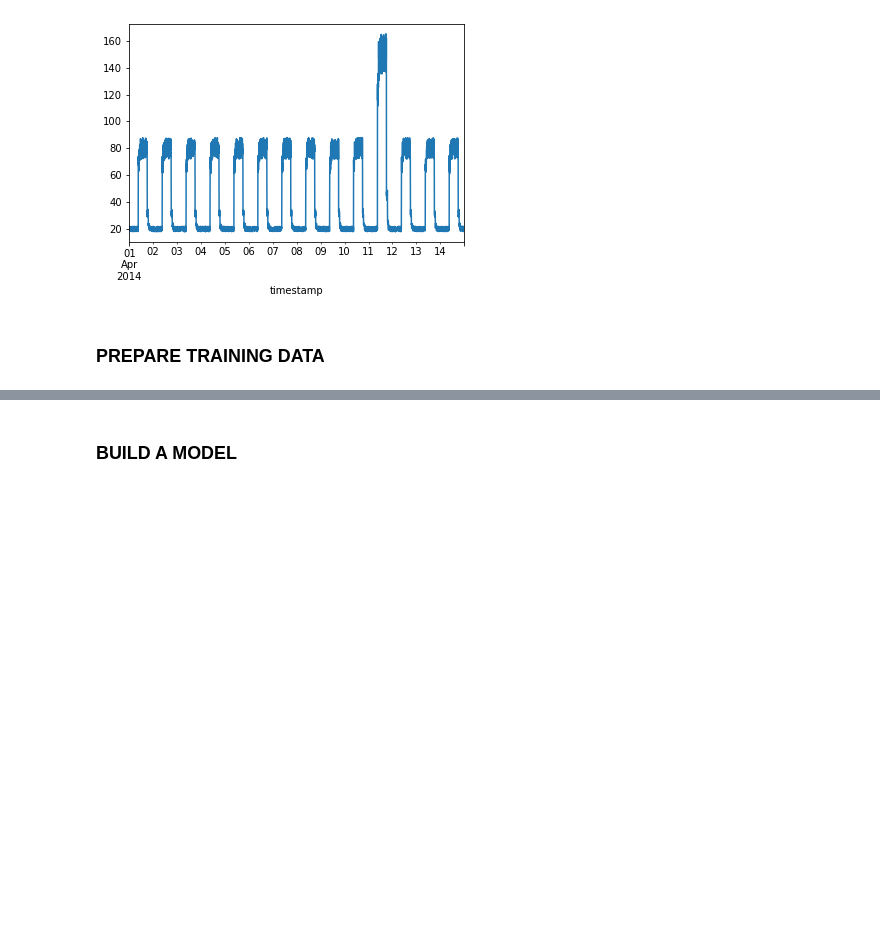
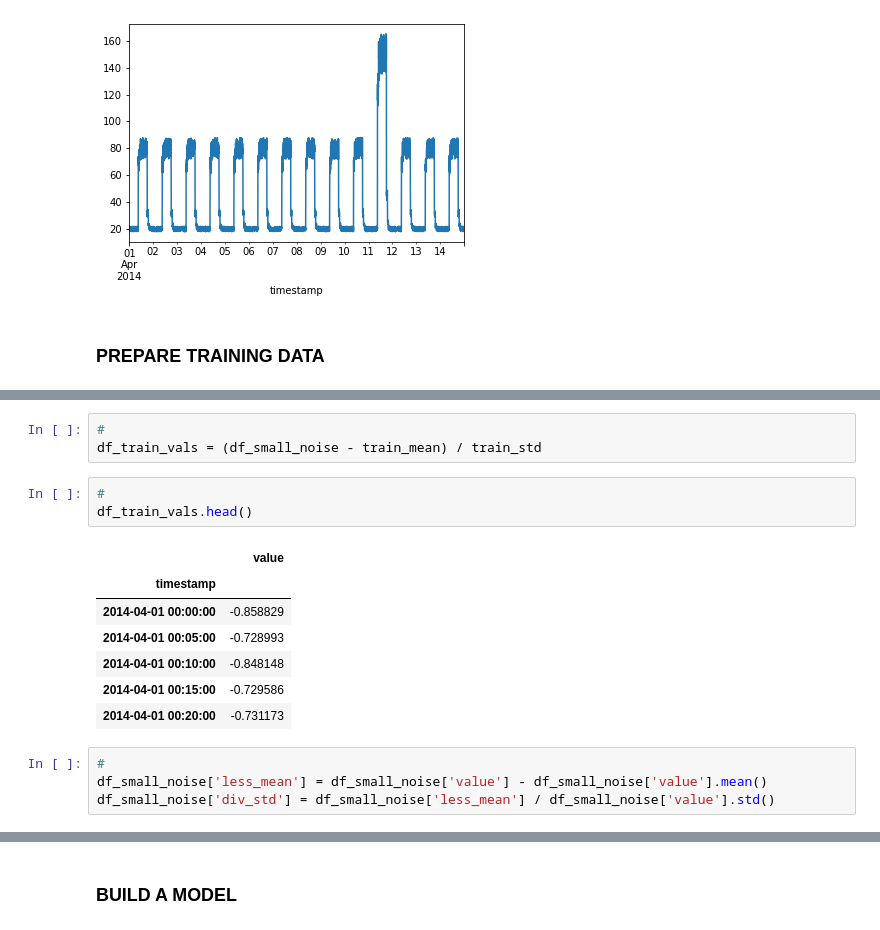
Before and after one commit to AnteDujic/MLS---Assesment, a Jupyter notebook: Practicals/05 - anomaly_detection.ipynb, the cells around one changed output, grey strips where cells are left out. Cells and saved outputs as stored; diff of their text form; blank space fills up the shorter version.

```diff
--- a/Practicals/05 - anomaly_detection.ipynb
+++ b/Practicals/05 - anomaly_detection.ipynb
@@ -188,0 +194,18 @@ Number of training samples: 4032
+# %%
+#
+df_train_vals = (df_small_noise - train_mean) / train_std
+# %%
+#
+df_train_vals.head()
+# %% [output]
+|  | value |
+| timestamp |  |
+| 2014-04-01 00:00:00 | -0.858829 |
+| 2014-04-01 00:05:00 | -0.728993 |
+| 2014-04-01 00:10:00 | -0.848148 |
+| 2014-04-01 00:15:00 | -0.729586 |
+| 2014-04-01 00:20:00 | -0.731173 |
+# %%
+#
+df_small_noise['less_mean'] = df_small_noise['value'] - df_small_noise['value'].mean()
+df_small_noise['div_std'] = df_small_noise['less_mean'] / df_small_noise['value'].std()
```
Also changed, not shown: parts of 22 cells of this notebook.
